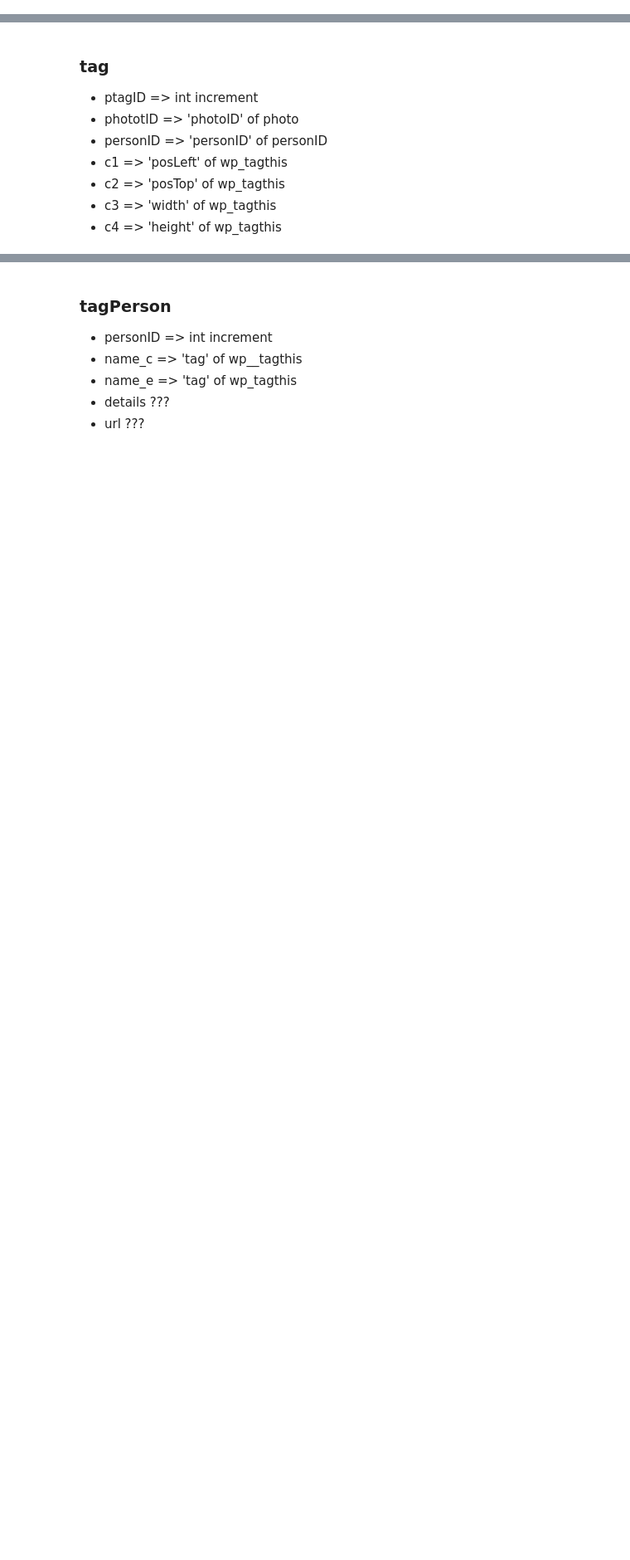
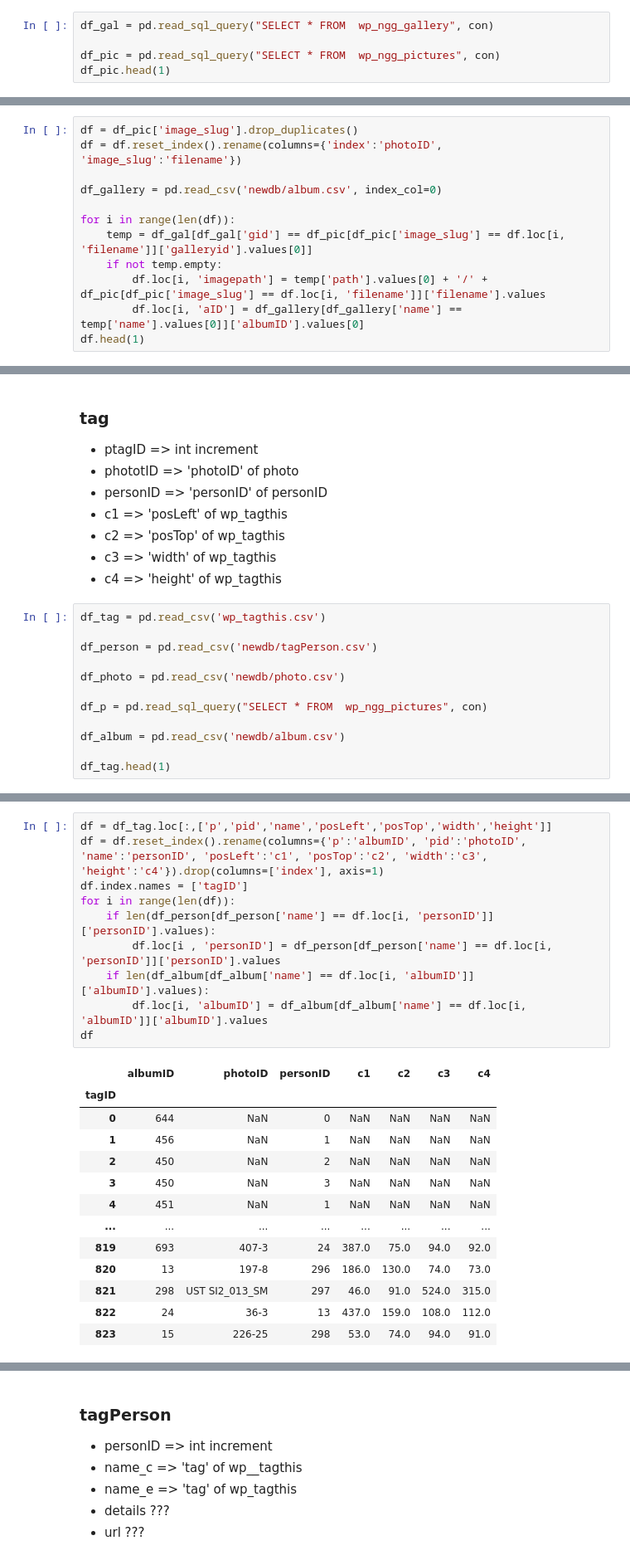
Before and after one commit to Jacklau1216/data-cleaning, a Jupyter notebook: data_cleaning.ipynb, the cells around one changed output, grey strips where cells are left out. Shown: that part at 83% size. Cells and saved outputs as stored; diff of their text form; blank space fills up the shorter version.

```diff
--- a/data_cleaning.ipynb
+++ b/data_cleaning.ipynb
@@ -223,3 +223,8 @@ df.to_csv('./newdb/album.csv')
 - physicalFormat ???
 - archiveBox ???
 - aID => 'albumID' of album
+# %%
+df_gal = pd.read_sql_query("SELECT * FROM  wp_ngg_gallery", con)
+
+df_pic = pd.read_sql_query("SELECT * FROM  wp_ngg_pictures", con)
+df_pic.head(1)
@@ -225,0 +234,12 @@ df.to_csv('./newdb/album.csv')
+# %%
+df = df_pic['image_slug'].drop_duplicates()
+df = df.reset_index().rename(columns={'index':'photoID', 'image_slug':'filename'})
+
+df_gallery = pd.read_csv('newdb/album.csv', index_col=0)
+
+for i in range(len(df)):
+    temp = df_gal[df_gal['gid'] == df_pic[df_pic['image_slug'] == df.loc[i, 'filename']]['galleryid'].values[0]]
+    if not temp.empty:
+        df.loc[i, 'imagepath'] = temp['path'].values[0] + '/' + df_pic[df_pic['image_slug'] == df.loc[i, 'filename']]['filename'].values
+        df.loc[i, 'aID'] = df_gallery[df_gallery['name'] == temp['name'].values[0]]['albumID'].values[0]
+df.head(1)
@@ -233,3 +258,15 @@ df.to_csv('./newdb/album.csv')
 - c2 => 'posTop' of wp_tagthis
 - c3 => 'width' of wp_tagthis
 - c4 => 'height' of wp_tagthis
+# %%
+df_tag = pd.read_csv('wp_tagthis.csv')
+
+df_person = pd.read_csv('newdb/tagPerson.csv')
+
+df_photo = pd.read_csv('newdb/photo.csv')
+
+df_p = pd.read_sql_query("SELECT * FROM  wp_ngg_pictures", con)
+
+df_album = pd.read_csv('newdb/album.csv')
+
+df_tag.head(1)
@@ -235,0 +276,24 @@ df.to_csv('./newdb/album.csv')
+# %%
+df = df_tag.loc[:,['p','pid','name','posLeft','posTop','width','height']]
+df = df.reset_index().rename(columns={'p':'albumID', 'pid':'photoID', 'name':'personID', 'posLeft':'c1', 'posTop':'c2', 'width':'c3', 'height':'c4'}).drop(columns=['index'], axis=1)
+df.index.names = ['tagID']
+for i in range(len(df)):
+    if len(df_person[df_person['name'] == df.loc[i, 'personID']]['personID'].values):
+        df.loc[i , 'personID'] = df_person[df_person['name'] == df.loc[i, 'personID']]['personID'].values
+    if len(df_album[df_album['name'] == df.loc[i, 'albumID']]['albumID'].values):
+        df.loc[i, 'albumID'] = df_album[df_album['name'] == df.loc[i, 'albumID']]['albumID'].values
+df
+# %% [output]
+|  | albumID | photoID | personID | c1 | c2 | c3 | c4 |
+| tagID |  |  |  |  |  |  |  |
+| 0 | 644 | NaN | 0 | NaN | NaN | NaN | NaN |
+| 1 | 456 | NaN | 1 | NaN | NaN | NaN | NaN |
+| 2 | 450 | NaN | 2 | NaN | NaN | NaN | NaN |
+| 3 | 450 | NaN | 3 | NaN | NaN | NaN | NaN |
+| 4 | 451 | NaN | 1 | NaN | NaN | NaN | NaN |
+| ... | ... | ... | ... | ... | ... | ... | ... |
+| 819 | 693 | 407-3 | 24 | 387.0 | 75.0 | 94.0 | 92.0 |
+| 820 | 13 | 197-8 | 296 | 186.0 | 130.0 | 74.0 | 73.0 |
+| 821 | 298 | UST SI2_013_SM | 297 | 46.0 | 91.0 | 524.0 | 315.0 |
+| 822 | 24 | 36-3 | 13 | 437.0 | 159.0 | 108.0 | 112.0 |
+| 823 | 15 | 226-25 | 298 | 53.0 | 74.0 | 94.0 | 91.0 |
```
Also changed, not shown: parts of 17 cells of this notebook, 4 other files.
